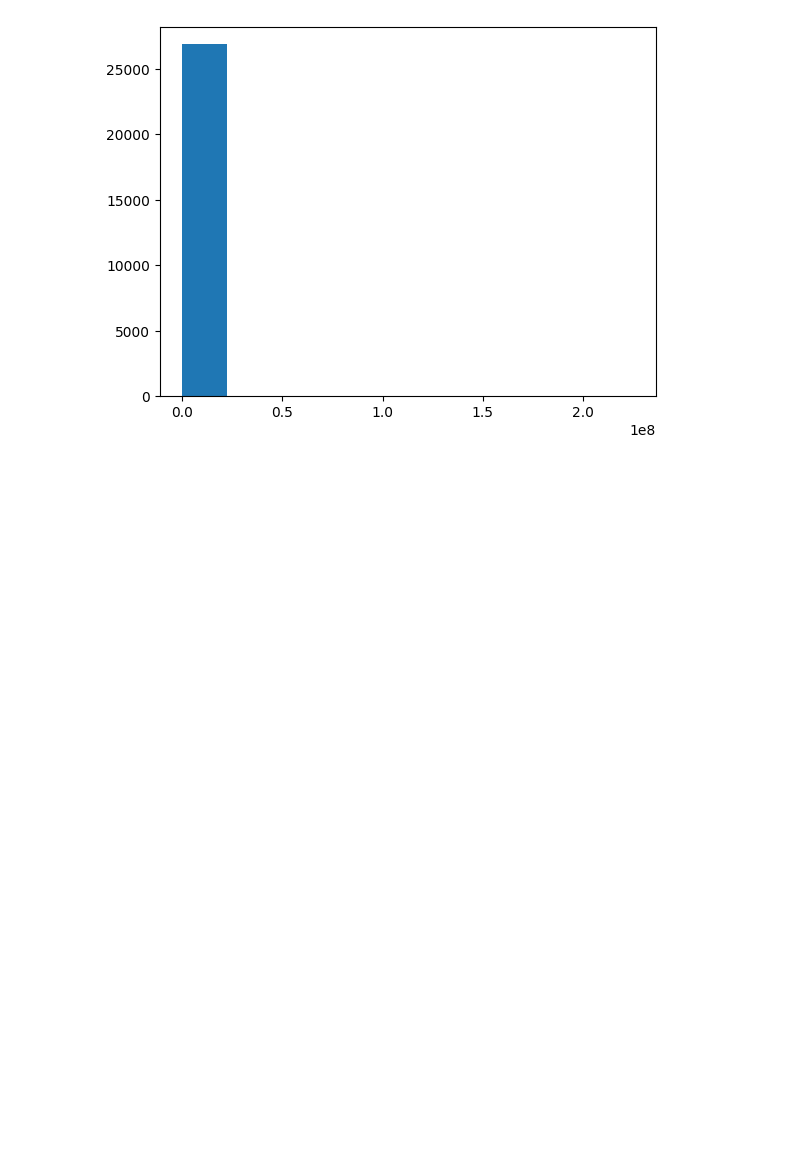
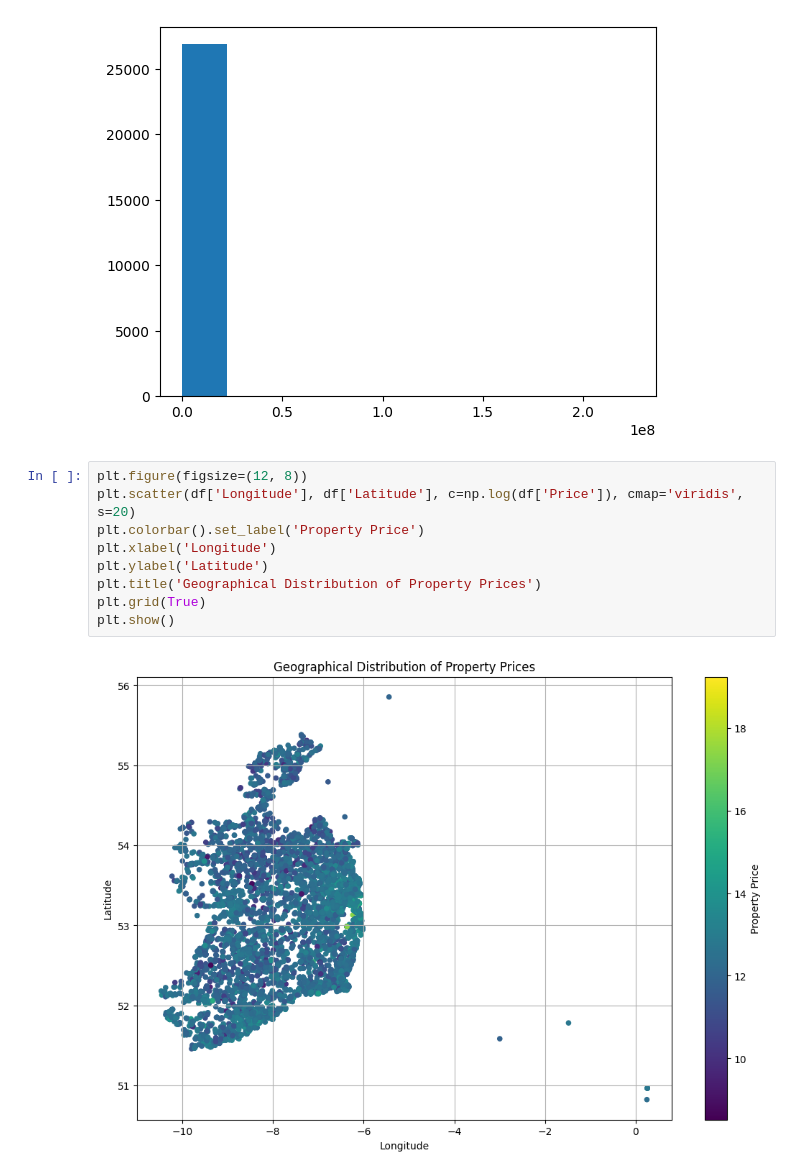
Before and after one commit to illmet/IrishHousing, a Jupyter notebook: initialmodel.ipynb, the cells around one changed output. Saved outputs shown, nothing was run; the diff lists cells and outputs as text; blank space fills up the shorter version.

Commit message:
Another graph

```diff
--- a/initialmodel.ipynb
+++ b/initialmodel.ipynb
@@ -49,3 +41,14 @@ plt.hist(df["Price"])  # density=False would make counts
         1.80001000e+08, 2.02500500e+08, 2.25000000e+08]),
  <BarContainer object of 10 artists>)
 [figure]
+# %%
+plt.figure(figsize=(12, 8))
+plt.scatter(df['Longitude'], df['Latitude'], c=np.log(df['Price']), cmap='viridis', s=20)
+plt.colorbar().set_label('Property Price')
+plt.xlabel('Longitude')
+plt.ylabel('Latitude')
+plt.title('Geographical Distribution of Property Prices')
+plt.grid(True)
+plt.show()
+# %% [output]
+[figure, added]
```
Also changed, not shown: parts of 1 cell of this notebook.
